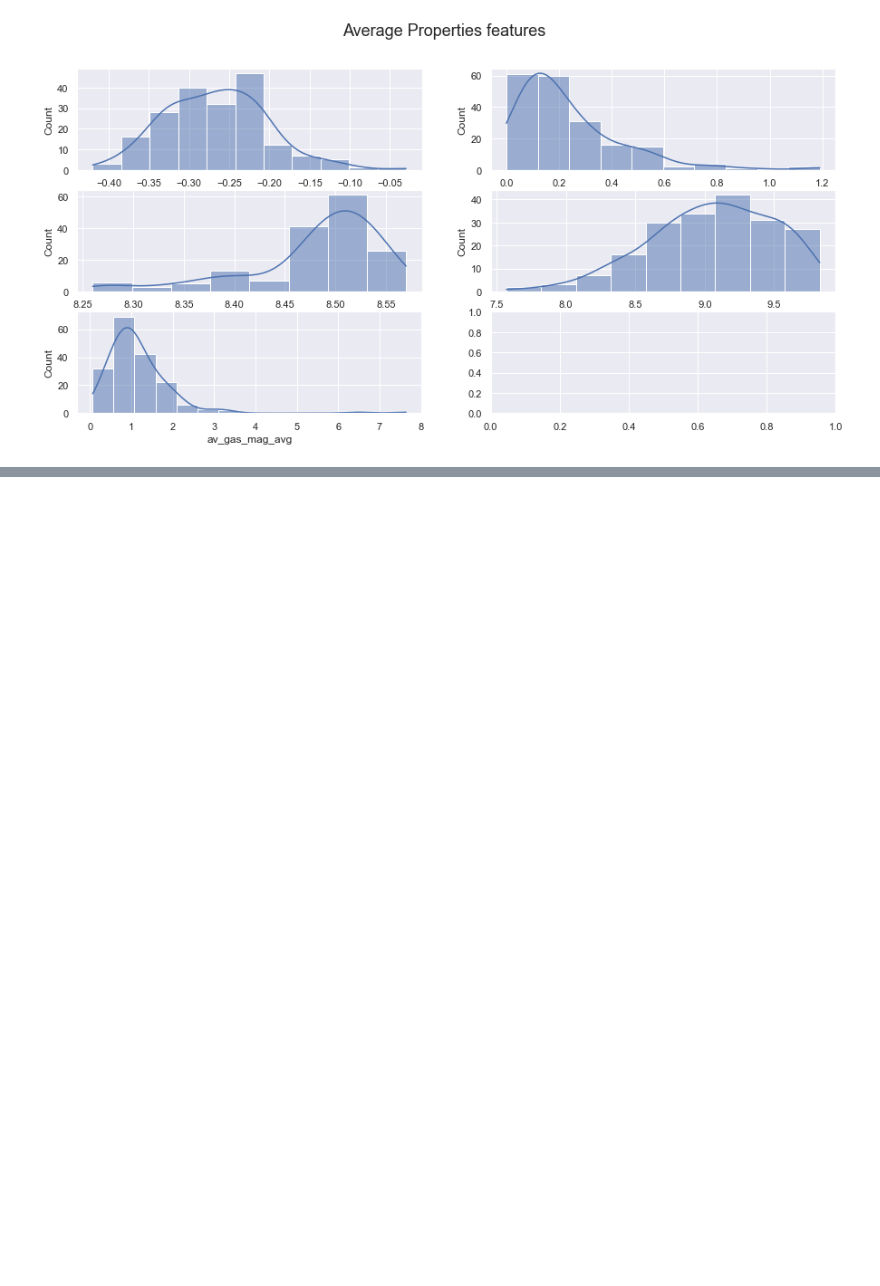
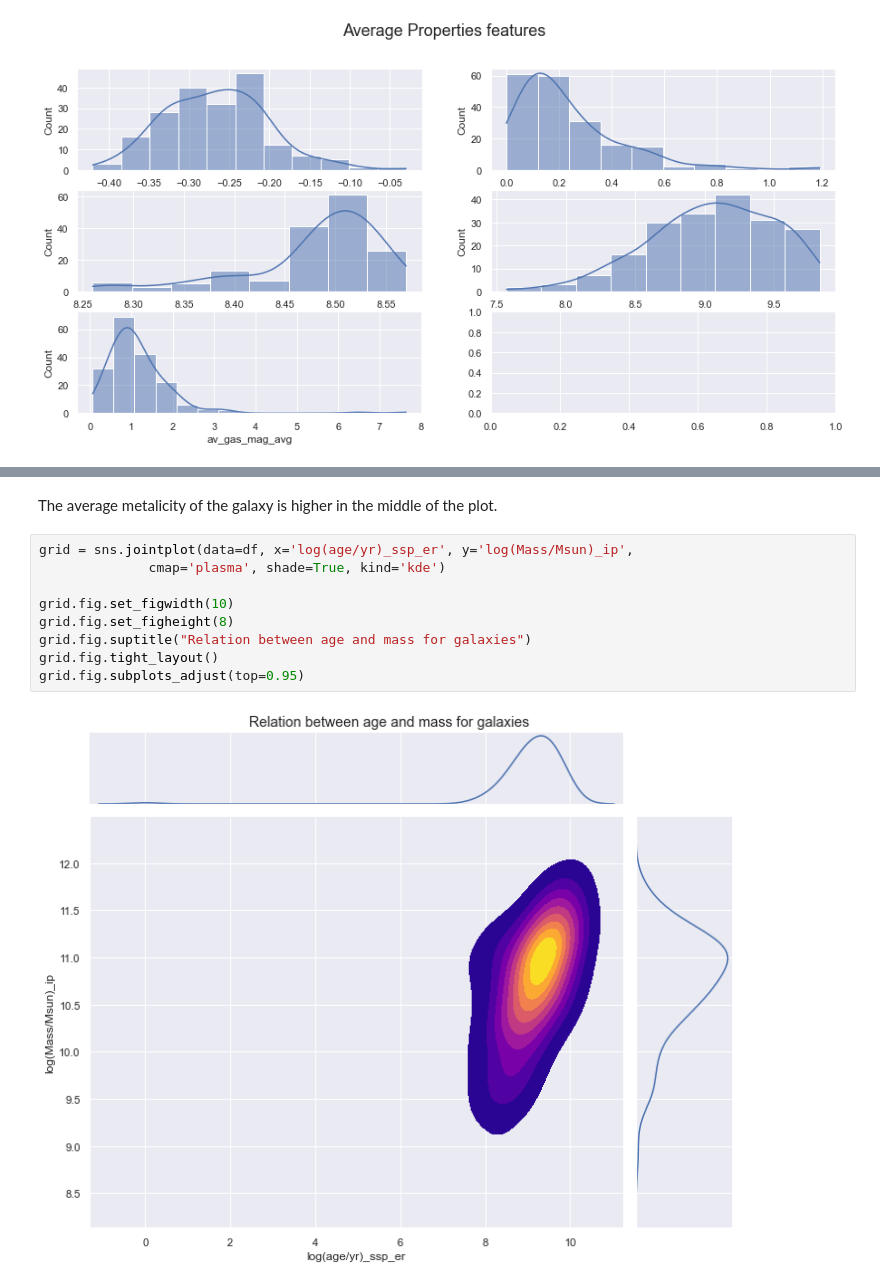
Before and after one commit to nestornav/astroestadistica_2022, a Jupyter notebook: notebooks/pipe3d_data_analysis.ipynb, the cells around one changed output, grey strips where cells are left out. Cells and saved outputs as stored; diff of their text form; blank space fills up the shorter version.

Commit message:
add grap comparing galaxy attributes

```diff
--- a/notebooks/pipe3d_data_analysis.ipynb
+++ b/notebooks/pipe3d_data_analysis.ipynb
@@ -271,0 +295,13 @@ sns.histplot(data=df, x='av_ssp_er', kde=True, ax=axs[2,0], bins='scott')
+# %% [markdown]
+The average metalicity of the galaxy is higher in the middle of the plot.
+# %%
+grid = sns.jointplot(data=df, x='log(age/yr)_ssp_er', y='log(Mass/Msun)_ip',
+              cmap='plasma', shade=True, kind='kde')
+
+grid.fig.set_figwidth(10)
+grid.fig.set_figheight(8)
+grid.fig.suptitle("Relation between age and mass for galaxies")
+grid.fig.tight_layout()
+grid.fig.subplots_adjust(top=0.95)
+# %% [output]
+[figure, added]
```
Also changed, not shown: parts of 13 cells of this notebook.
